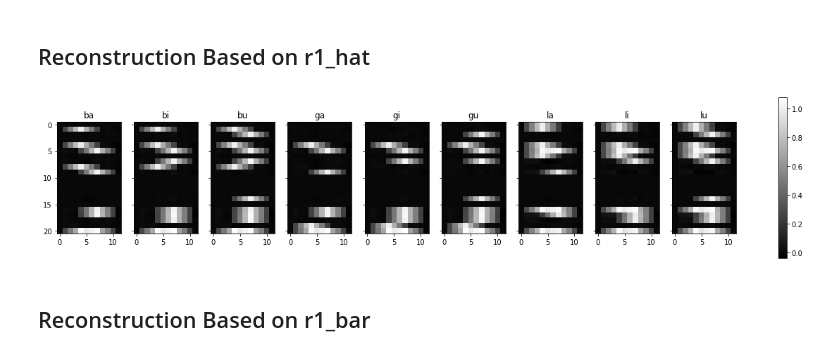
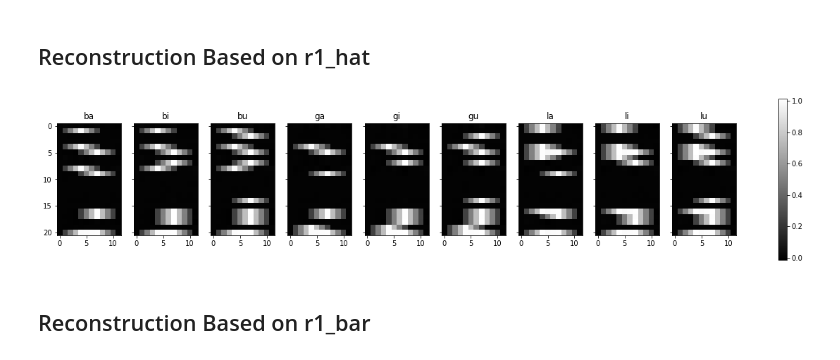
Before and after one commit to monicaycli/predictive_coding, a Jupyter notebook: toy_model_kalman_variant_2b.ipynb, the cells around one changed output. Drawn from its saved outputs; the diff is of its cells as text; code cells hidden in the pictures.

```diff
--- a/toy_model_kalman_variant_2b.ipynb
+++ b/toy_model_kalman_variant_2b.ipynb
@@ -14,3 +120,26 @@ def softmax(x, c=1):
+# %%
+def recon_plots(df, ncols, nrows, subplot_yx, scale, groupby, value, sharex=True, sharey=True, cmap="gray", y_label_list=None):
+    subplot_y, subplot_x = tuple(i * scale for i in (subplot_yx))
+
+    fig, axes = plt.subplots(nrows, ncols, figsize=(subplot_x*ncols, subplot_y*nrows), sharex=sharex, sharey=sharey)
+
+    df_groupby = df.groupby(groupby)
+    group_keys = df_groupby.groups.keys()
+
+    vmin = df.apply(lambda x: pd.Series(x[value]), axis=1).values.min()
+    vmax = df.apply(lambda x: pd.Series(x[value]), axis=1).values.max()
+
+    for k, ax in zip(group_keys, axes.flatten()):
+        vall = df_groupby.get_group(k).apply(lambda x: pd.Series(x[value]), axis=1).values.T
+        im = ax.imshow(vall, cmap=cmap, vmin=vmin, vmax=vmax)
+
+        if y_label_list != None:
+            ax.set_yticks(range(len(y_label_list)))
+            ax.set_yticklabels(y_label_list)
+
+        ax.set_title(k)
+
+    fig.colorbar(im, ax=axes.ravel().tolist());
 # %% [markdown]
 # Inputs
 # %%
@@ -338,25 +258,10 @@ fig.colorbar(im, ax=axes.ravel().tolist());
 # %% [markdown]
 ## Reconstruction Based on r1_hat
-# %%
-ncols = 9
-nrows = int(np.ceil(len(I_dict)/ncols))
-
-subplot_y, subplot_x = list(I_dict.values())[0].shape
-subplot_y /= 5
-subplot_x /= 5
-
-fig, axes = plt.subplots(nrows, ncols, figsize=(subplot_x*ncols, subplot_y*nrows), sharey=True)
-
-vmin = output_test_df.apply(lambda x: pd.Series(x.U1_hat @ x.r1_hat), axis=1).values.min()
-vmax = output_test_df.apply(lambda x: pd.Series(x.U1_hat @ x.r1_hat), axis=1).values.max()
-
-for k, ax in zip(I_dict.keys(), axes.flatten()):
-    r1_recon_all = output_test_df.groupby("label").get_group(k).apply(lambda x: pd.Series(x.U1_hat @ x.r1_hat), axis=1).values.T
-    im = ax.imshow(r1_recon_all, cmap="gray", vmin=vmin, vmax=vmax)
-    ax.set_title(k)
-
-fig.colorbar(im, ax=axes.ravel().tolist());
-# %% [output]
-[figure, removed]
+# %%
+output_test_df["r1_hat_recon"] = output_test_df.apply(lambda x: x.U1_hat @ x.r1_hat, axis=1)
+
+recon_plots(df=output_test_df, ncols=9, nrows=1, subplot_yx=(21,12), scale=0.2, groupby="label", value="r1_hat_recon")
+# %% [output]
+[figure, added]
 # %% [markdown]
 ## Reconstruction Based on r1_bar
```
Also changed, not shown: parts of 32 cells of this notebook.
